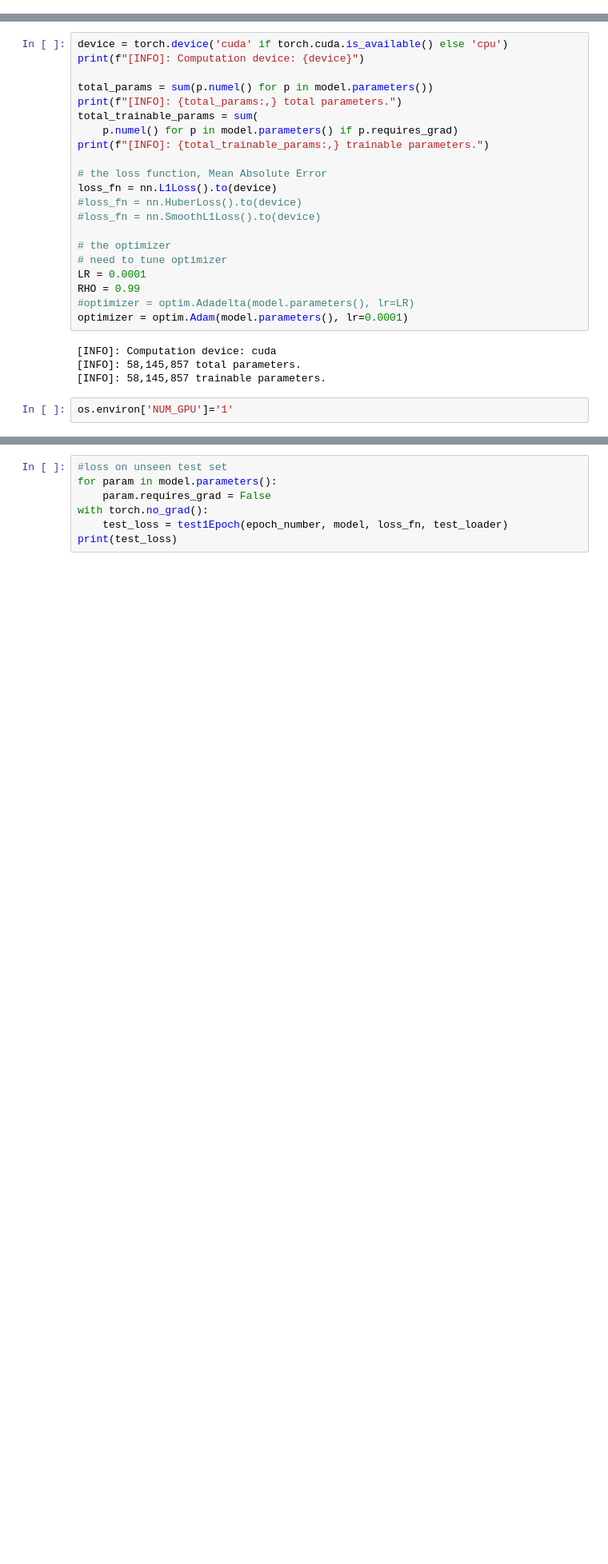
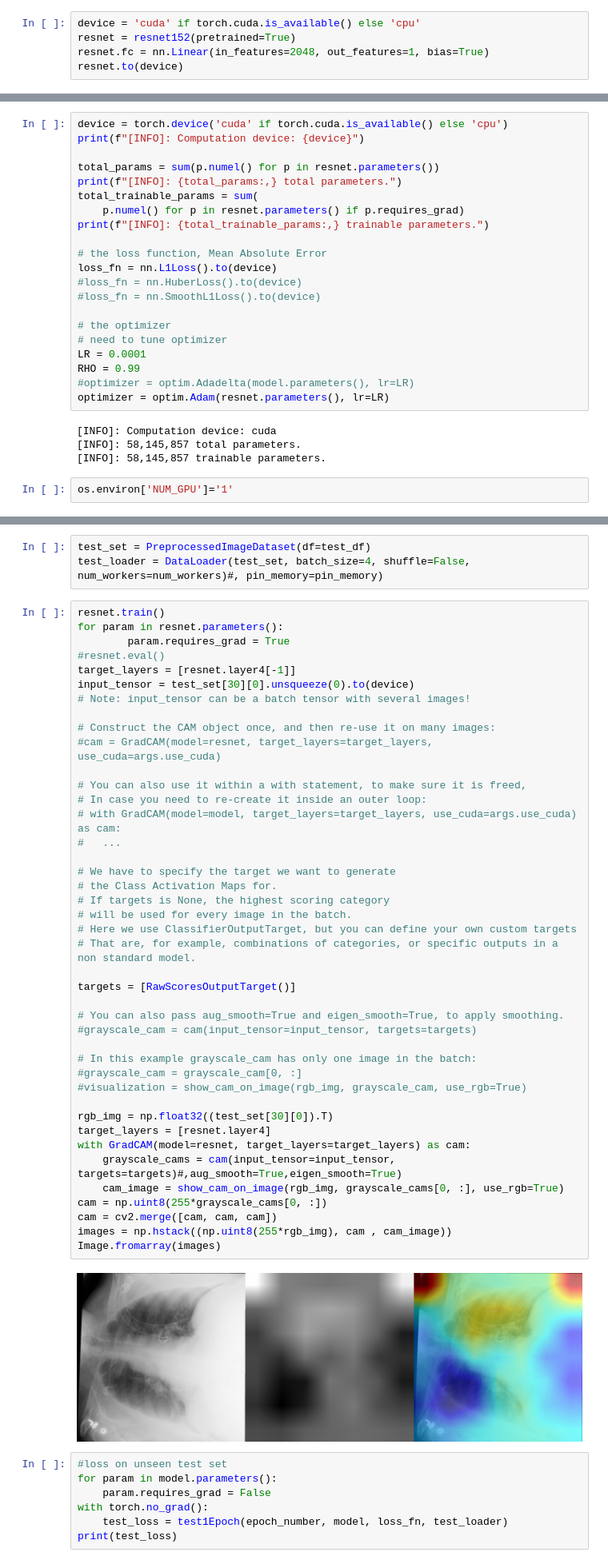
Before and after one commit to ddav118/DSC180A, a Jupyter notebook: gradcam_Marco.ipynb, the cells around one changed output, grey strips where cells are left out. Shown: that part at 80% size. Saved outputs shown, nothing was run; the diff lists cells and outputs as text; blank space fills up the shorter version.

Commit message:
grad-CAM updates

```diff
--- a/gradcam_Marco.ipynb
+++ b/gradcam_Marco.ipynb
@@ -193,0 +161,5 @@ ResNet(
+# %%
+device = 'cuda' if torch.cuda.is_available() else 'cpu'
+resnet = resnet152(pretrained=True)
+resnet.fc = nn.Linear(in_features=2048, out_features=1, bias=True)
+resnet.to(device)
@@ -214,10 +204,10 @@ print('  '.join(str('%.2f' % labels[j].item()) for j in range(batch_size)))
 device = torch.device('cuda' if torch.cuda.is_available() else 'cpu')
 print(f"[INFO]: Computation device: {device}")
 
-total_params = sum(p.numel() for p in model.parameters())
+total_params = sum(p.numel() for p in resnet.parameters())
 print(f"[INFO]: {total_params:,} total parameters.")
 total_trainable_params = sum(
-    p.numel() for p in model.parameters() if p.requires_grad)
+    p.numel() for p in resnet.parameters() if p.requires_grad)
 print(f"[INFO]: {total_trainable_params:,} trainable parameters.")
 
 # the loss function, Mean Absolute Error
@@ -230,7 +220,7 @@ loss_fn = nn.L1Loss().to(device)
 LR = 0.0001
 RHO = 0.99
 #optimizer = optim.Adadelta(model.parameters(), lr=LR)
-optimizer = optim.Adam(model.parameters(), lr=0.0001)
+optimizer = optim.Adam(resnet.parameters(), lr=LR)
 # %% [output]
 [INFO]: Computation device: cuda
 [INFO]: 58,145,857 total parameters.
@@ -305,3 +270,50 @@ LOSS train 0.6027384816077457 valid 0.5178706502082575
+# %%
+test_set = PreprocessedImageDataset(df=test_df)
+test_loader = DataLoader(test_set, batch_size=4, shuffle=False, num_workers=num_workers)#, pin_memory=pin_memory)
+# %%
+resnet.train()
+for param in resnet.parameters():
+        param.requires_grad = True
+#resnet.eval()
+target_layers = [resnet.layer4[-1]]
+input_tensor = test_set[30][0].unsqueeze(0).to(device)
+# Note: input_tensor can be a batch tensor with several images!
+
+# Construct the CAM object once, and then re-use it on many images:
+#cam = GradCAM(model=resnet, target_layers=target_layers, use_cuda=args.use_cuda)
+
+# You can also use it within a with statement, to make sure it is freed,
+# In case you need to re-create it inside an outer loop:
+# with GradCAM(model=model, target_layers=target_layers, use_cuda=args.use_cuda) as cam:
+#   ...
+
+# We have to specify the target we want to generate
+# the Class Activation Maps for.
+# If targets is None, the highest scoring category
+# will be used for every image in the batch.
+# Here we use ClassifierOutputTarget, but you can define your own custom targets
+# That are, for example, combinations of categories, or specific outputs in a non standard model.
+
+targets = [RawScoresOutputTarget()]
+
+# You can also pass aug_smooth=True and eigen_smooth=True, to apply smoothing.
+#grayscale_cam = cam(input_tensor=input_tensor, targets=targets)
+
+# In this example grayscale_cam has only one image in the batch:
+#grayscale_cam = grayscale_cam[0, :]
+#visualization = show_cam_on_image(rgb_img, grayscale_cam, use_rgb=True)
+
+rgb_img = np.float32((test_set[30][0]).T)
+target_layers = [resnet.layer4]
+with GradCAM(model=resnet, target_layers=target_layers) as cam:
+    grayscale_cams = cam(input_tensor=input_tensor, targets=targets)#,aug_smooth=True,eigen_smooth=True)
+    cam_image = show_cam_on_image(rgb_img, grayscale_cams[0, :], use_rgb=True)
+cam = np.uint8(255*grayscale_cams[0, :])
+cam = cv2.merge([cam, cam, cam])
+images = np.hstack((np.uint8(255*rgb_img), cam , cam_image))
+Image.fromarray(images)
+# %% [output]
+[figure, added]
 # %%
 #loss on unseen test set
 for param in model.parameters():
```
Also changed, not shown: parts of 16 cells of this notebook, 2 other files.
